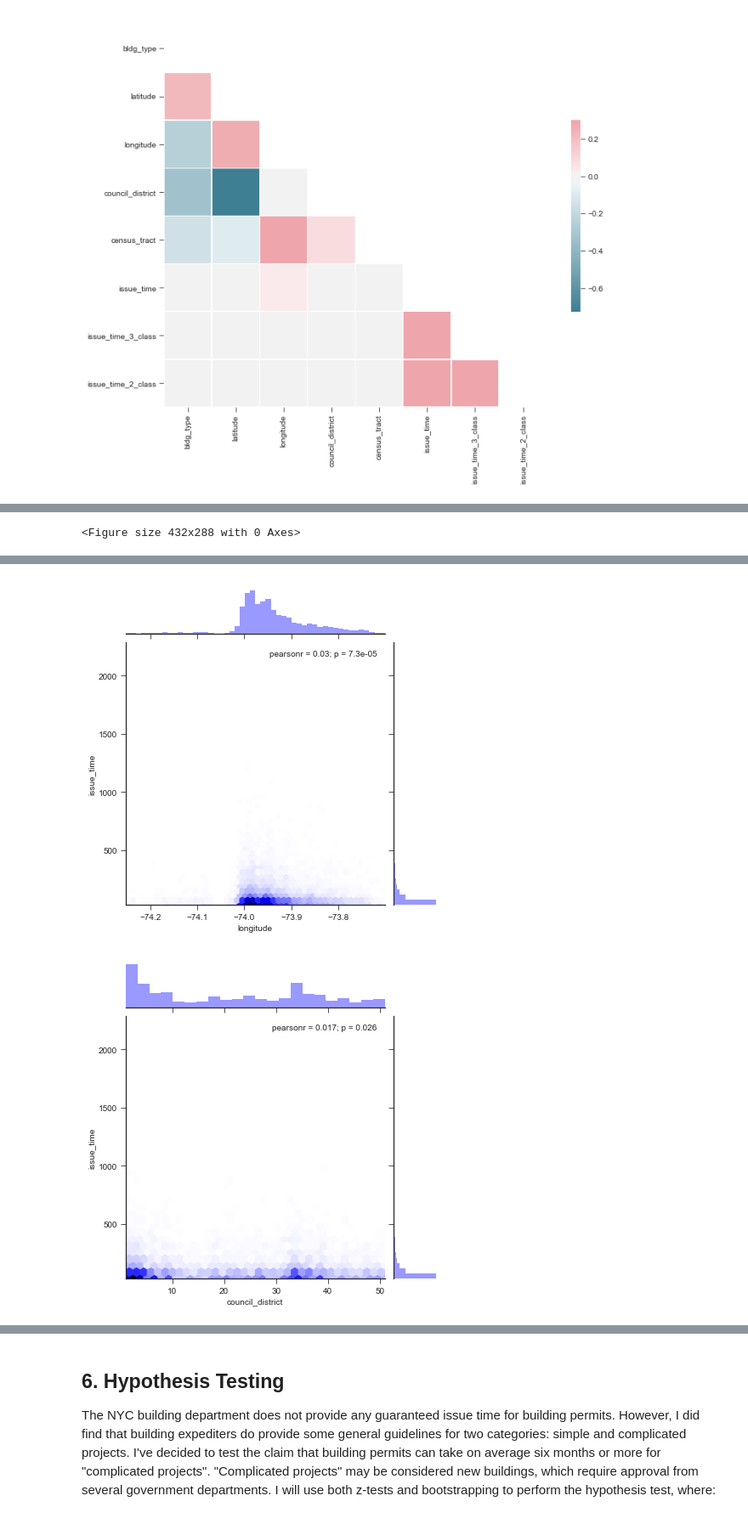
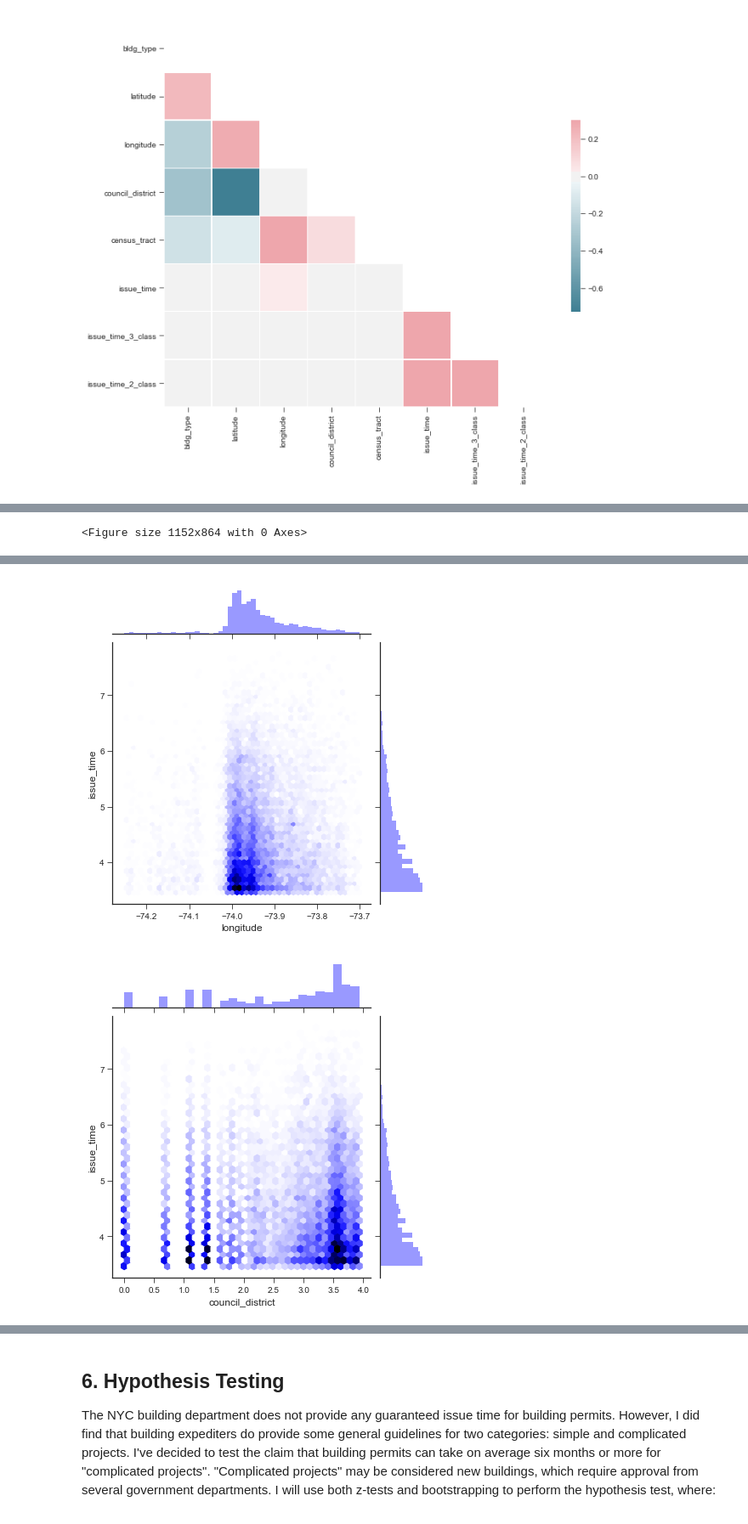
Before and after one commit to dtse91/Springboard, a Jupyter notebook: Capstone 1 Project/Capstone Project 1 Exploratory Data Analysis (EDA).ipynb, the cells around one changed output, grey strips where cells are left out. Shown at 85% size. Saved outputs shown, nothing was run; the diff lists cells and outputs as text; code cells hidden in the pictures.

```diff
--- a/Capstone 1 Project/Capstone Project 1 Exploratory Data Analysis (EDA).ipynb
+++ b/Capstone 1 Project/Capstone Project 1 Exploratory Data Analysis (EDA).ipynb
@@ -135,12 +143,11 @@ Assuming a 5% siginificance level, Pearson correlation statistical significance
 # %%
 # Plot hex bins
-sns.axes_style("ticks")
+sns.set_style(style='ticks')
 _ = plt.figure()
-_ = sns.jointplot(x=(recent_nyc.latitude), y=(recent_nyc.issue_time), kind="hex", color = 'blue')
-_ = sns.jointplot(x=(recent_nyc.longitude), y=(recent_nyc.issue_time), kind="hex", color = 'blue')
-_ = sns.jointplot(x=(recent_nyc.council_district), y=(recent_nyc.issue_time), kind="hex", color = 'blue')
-_ = sns.jointplot(x=(recent_nyc.census_tract), y=(recent_nyc.issue_time), kind="hex", color = 'blue')
-
+_ = sns.jointplot(x=np.log(recent_nyc.latitude), y=np.log(recent_nyc.issue_time), kind="hex", color = 'blue', stat_func=None)
+_ = sns.jointplot(x=(recent_nyc.longitude), y=np.log(recent_nyc.issue_time), kind="hex", color = 'blue', stat_func=None)
+_ = sns.jointplot(x=np.log(recent_nyc.council_district), y=np.log(recent_nyc.issue_time), kind="hex", color = 'blue', stat_func=None)
+_ = sns.jointplot(x=np.log(recent_nyc.census_tract), y=np.log(recent_nyc.issue_time), kind="hex", color = 'blue', stat_func=None)
 plt.show()
 # %% [output]
-<Figure size 432x288 with 0 Axes>
+<Figure size 1152x864 with 0 Axes>
@@ -148,2 +155,2 @@ plt.show()
-[figure, old version]
+[figure, new version]
-[figure, old version]
+[figure, new version]
```
Also changed, not shown: parts of 7 cells of this notebook.
